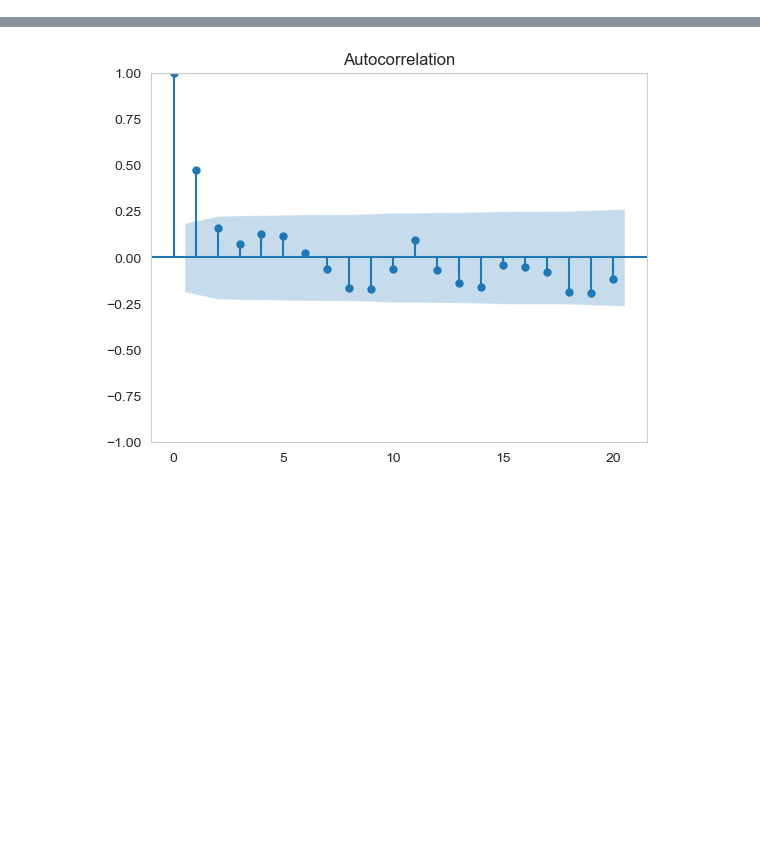
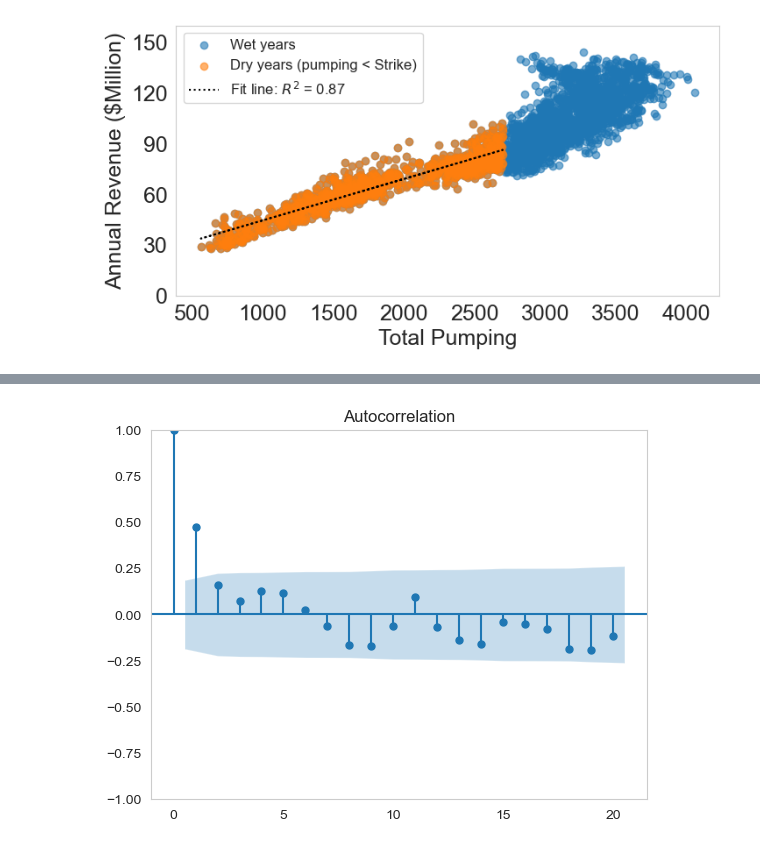
Before and after one commit to dlkency/CALFEWS_waterFutures, a Jupyter notebook: postprocess_district_rev.ipynb, the cells around one changed output, grey strips where cells are left out. Drawn from its saved outputs; the diff is of its cells as text; code cells hidden in the pictures; blank space fills up the shorter version.

```diff
--- a/postprocess_district_rev.ipynb
+++ b/postprocess_district_rev.ipynb
@@ -214,0 +123,59 @@ Strike: 1381.6898313258296
+# %%
+#######################basis risk for 2-year synthetic data#######################
+###################### kern county water agency ##################################
+
+fig, ax = plt.subplots(figsize=(8, 4))
+read_file = 'plots/pumping_vs_revenue_KCWA_3yr.csv'
+read_file= pd.read_csv(read_file, index_col=0, parse_dates=True)
+revenue_3y['GroupNumber'] = None
+counters = {}
+
+for index, row in revenue_3y.iterrows():
+    year = row['Year']
+    simulation = row['Simulation']
+    key = (year, simulation)
+    if key not in counters:
+        counters[key] = 1
+    else:
+        counters[key] += 1
+
+    revenue_3y.at[index, 'GroupNumber'] = counters[key]
+
+group_sorted = revenue_3y.sort_values(by=['Year', 'Simulation', 'GroupNumber'])
+
+group_sorted_2yr = group_sorted[group_sorted['GroupNumber'] == 1]
+y = group_sorted_2yr['Total Annual Revenue']
+x = group_sorted_2yr['Total Pumping']
+
+x_threshold = 2700
+
+filtered_data = group_sorted_2yr[group_sorted_2yr['Total Pumping'] < x_threshold]
+x_filtered = filtered_data['Total Pumping']
+y_filtered = filtered_data['Total Annual Revenue']
+
+ax.scatter(x, y, alpha=0.6, label='Wet years ')
+ax.scatter(x_filtered, y_filtered, alpha=0.6, label='Dry years (pumping < Strike)')
+
+slope_kcwa, intercept = np.polyfit(x_filtered, y_filtered, 1)
+line = slope_kcwa * x_filtered + intercept  # Line equation for filtered data
+corr_coef = np.corrcoef(x_filtered, y_filtered)[0, 1]
+r_squared = corr_coef ** 2
+plt.plot(x_filtered, line, 'black', linestyle=':', label=f'Fit line: $R^2$ = {r_squared:.2f}')
+
+
+corr_coef = np.corrcoef(x_filtered, y_filtered)[0, 1]
+
+ax.set_xlabel("Total Pumping",  fontsize=18)
+ax.set_ylabel("Annual Revenue ($Million)",  fontsize=18)
+ax.tick_params(axis='x', labelsize=18)
+ax.tick_params(axis='y', labelsize=18)
+ax.grid(False)
+ax.legend(fontsize=12)
+ax.set_ylim(0, 160)
+plt.yticks(np.arange(0,160,30))
+
+# ax.set_xlim(500, 4400)
+# plt.savefig('plots/pumping_vs_revenue_KCWA_2yr.png')
+plt.show()
+# %% [output]
+[figure, added]
```
Also changed, not shown: parts of 52 cells of this notebook, 26 other files.
